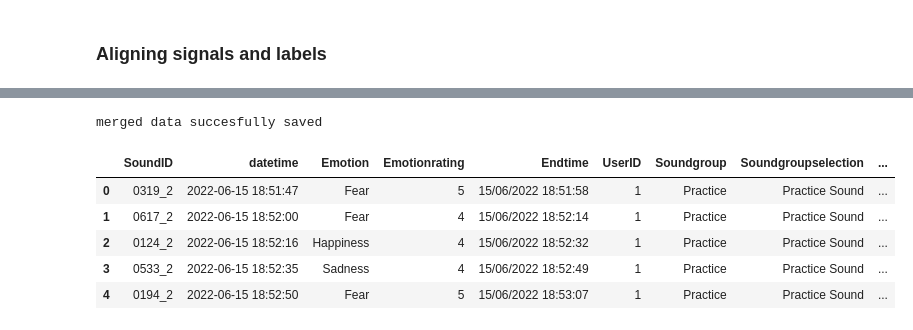
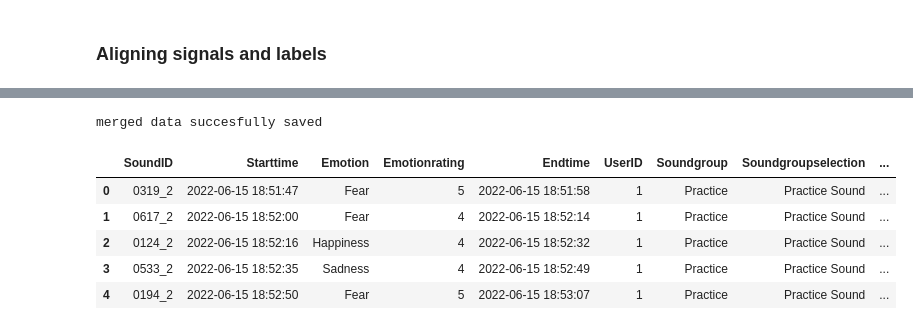
Before and after one commit to olumideodetunde/Emotion-Recognition, a Jupyter notebook: SIgnal Data Preprocessing.ipynb, the cells around one changed output, grey strips where cells are left out. Drawn from its saved outputs; the diff is of its cells as text; code cells hidden in the pictures.

```diff
--- a/SIgnal Data Preprocessing.ipynb
+++ b/SIgnal Data Preprocessing.ipynb
@@ -116,7 +187,11 @@ df_datalabel.head()
 # %% [markdown]
 ### Aligning signals and labels
 # %%
-df_datalabel.rename(columns={"Starttime":"datetime"}, inplace=True)
-df_datalabel['datetime'] = pd.to_datetime(df_datalabel.datetime, format='%d/%m/%Y %H:%M:%S')
+#create a datetime that is six seconds from the starttime
+df_datalabel['Starttime'] = pd.to_datetime(df_datalabel.Starttime, format='%d/%m/%Y %H:%M:%S')
+df_datalabel['Endtime'] = pd.to_datetime(df_datalabel.Endtime, format='%d/%m/%Y %H:%M:%S')
+df_datalabel["datetime"] = df_datalabel["Starttime"] + timedelta(seconds = 6)
+df_datalabel["difference"] = df_datalabel["Endtime"] - df_datalabel["datetime"] #differnce in sconds bettwen end of listening and submission
+print(df_datalabel["difference"].median())
 df_datalabel.head()
 # %% [output]
@@ -128,0 +205,5 @@ df_datalabel.head()
+# %%
+#adding an extra column to hr dataframe to track the merging
+df_hr["hr_timestamp"] = df_hr["datetime"]
+df_hr.head()
+df_hr.head()
@@ -129,15 +217,15 @@ df_datalabel.head()
 # %%
-merged_dataframe = pd.merge_asof(df_datalabel, df_combined, on="datetime",
-                                 tolerance=pd.Timedelta("1s"),allow_exact_matches=True)
+merged_dataframe = pd.merge_asof(df_datalabel, df_hr, on="datetime",
+                                 direction="forward", tolerance=pd.Timedelta(seconds=6),allow_exact_matches=True)
 # %%
-merged_dataframe.to_csv('/Users/olumide/Documents/Dissertation/Sound Stimuli version 1/merged_df.csv')
+merged_dataframe.to_csv('/Users/olumide/Documents/Dissertation/Sound Stimuli version 1/Extracted data/ merged_df5.csv')
 print("merged data succesfully saved")
 merged_dataframe.head()
 # %% [output]
 merged data succesfully saved
-|  | SoundID | datetime | Emotion | Emotionrating | Endtime | UserID | Soundgroup | Soundgroupselection | ... |
-| 0 | 0319_2 | 2022-06-15 18:51:47 | Fear | 5 | 15/06/2022 18:51:58 | 1 | Practice | Practice Sound | ... |
-| 1 | 0617_2 | 2022-06-15 18:52:00 | Fear | 4 | 15/06/2022 18:52:14 | 1 | Practice | Practice Sound | ... |
-| 2 | 0124_2 | 2022-06-15 18:52:16 | Happiness | 4 | 15/06/2022 18:52:32 | 1 | Practice | Practice Sound | ... |
-| 3 | 0533_2 | 2022-06-15 18:52:35 | Sadness | 4 | 15/06/2022 18:52:49 | 1 | Practice | Practice Sound | ... |
-| 4 | 0194_2 | 2022-06-15 18:52:50 | Fear | 5 | 15/06/2022 18:53:07 | 1 | Practice | Practice Sound | ... |
+|  | SoundID | Starttime | Emotion | Emotionrating | Endtime | UserID | Soundgroup | Soundgroupselection | ... |
+| 0 | 0319_2 | 2022-06-15 18:51:47 | Fear | 5 | 2022-06-15 18:51:58 | 1 | Practice | Practice Sound | ... |
+| 1 | 0617_2 | 2022-06-15 18:52:00 | Fear | 4 | 2022-06-15 18:52:14 | 1 | Practice | Practice Sound | ... |
+| 2 | 0124_2 | 2022-06-15 18:52:16 | Happiness | 4 | 2022-06-15 18:52:32 | 1 | Practice | Practice Sound | ... |
+| 3 | 0533_2 | 2022-06-15 18:52:35 | Sadness | 4 | 2022-06-15 18:52:49 | 1 | Practice | Practice Sound | ... |
+| 4 | 0194_2 | 2022-06-15 18:52:50 | Fear | 5 | 2022-06-15 18:53:07 | 1 | Practice | Practice Sound | ... |
```
Also changed, not shown: parts of 16 cells of this notebook.
